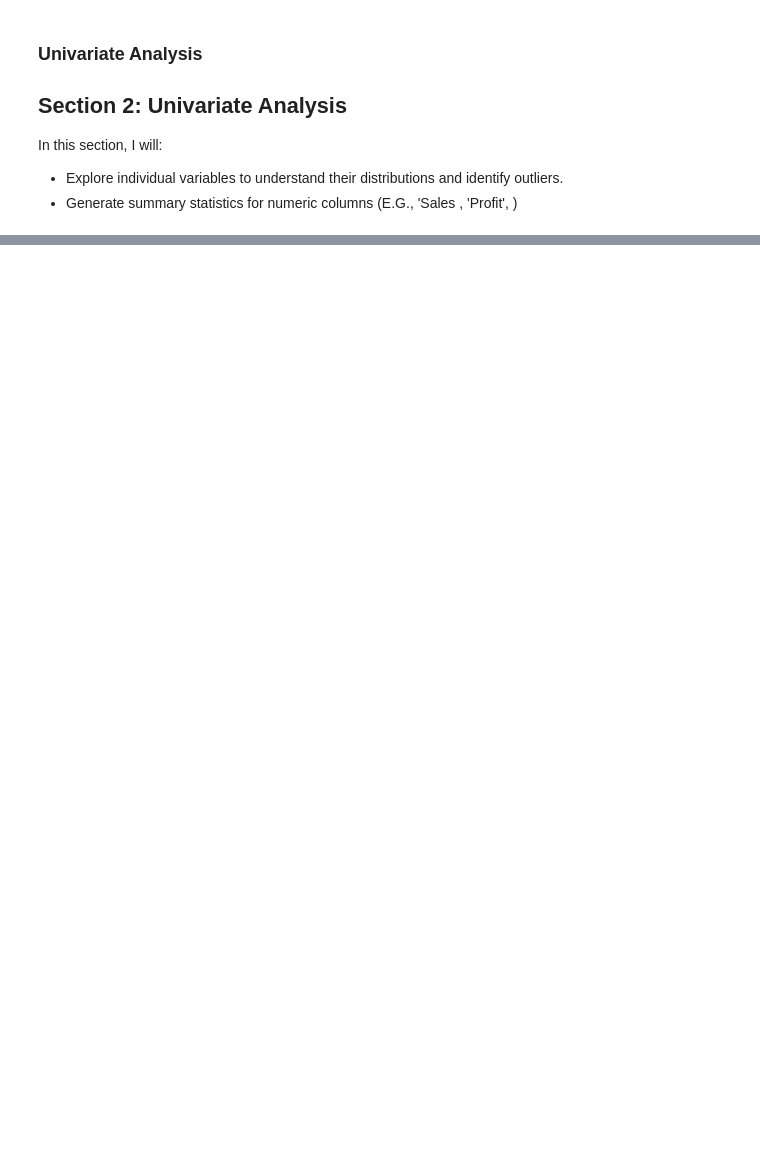
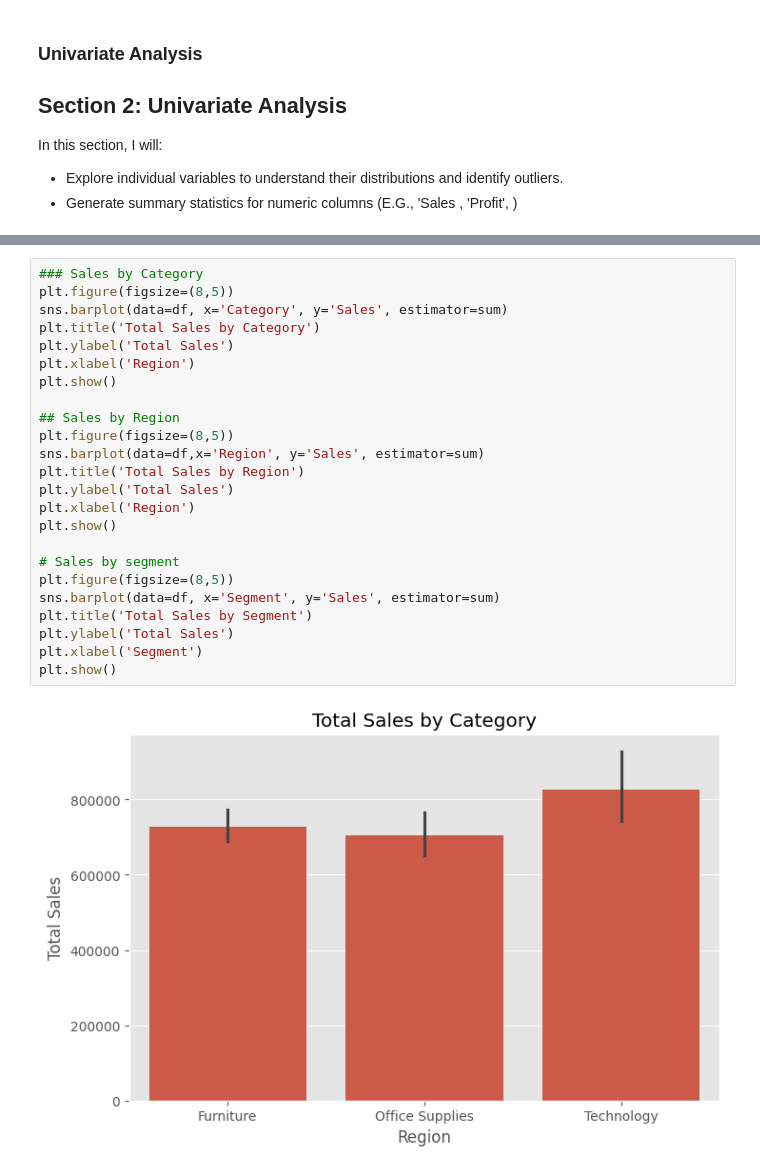
Before and after one commit to ifrahm230/retail-sales-analytics-capstone, a Jupyter notebook: jupyter_notebooks/03_EDA_Viz.ipynb, the cells around one changed output, grey strips where cells are left out. Cells and saved outputs as stored; diff of their text form; blank space fills up the shorter version.

```diff
--- a/jupyter_notebooks/03_EDA_Viz.ipynb
+++ b/jupyter_notebooks/03_EDA_Viz.ipynb
@@ -76,0 +214,26 @@ In this section, I will:
+# %%
+### Sales by Category
+plt.figure(figsize=(8,5))
+sns.barplot(data=df, x='Category', y='Sales', estimator=sum)
+plt.title('Total Sales by Category')
+plt.ylabel('Total Sales')
+plt.xlabel('Region')
+plt.show()
+
+## Sales by Region
+plt.figure(figsize=(8,5))
+sns.barplot(data=df,x='Region', y='Sales', estimator=sum)
+plt.title('Total Sales by Region')
+plt.ylabel('Total Sales')
+plt.xlabel('Region')
+plt.show()
+
+# Sales by segment
+plt.figure(figsize=(8,5))
+sns.barplot(data=df, x='Segment', y='Sales', estimator=sum)
+plt.title('Total Sales by Segment')
+plt.ylabel('Total Sales')
+plt.xlabel('Segment')
+plt.show()
+# %% [output]
+[figure, added]
```
Also changed, not shown: parts of 16 cells of this notebook, 3 other files.
